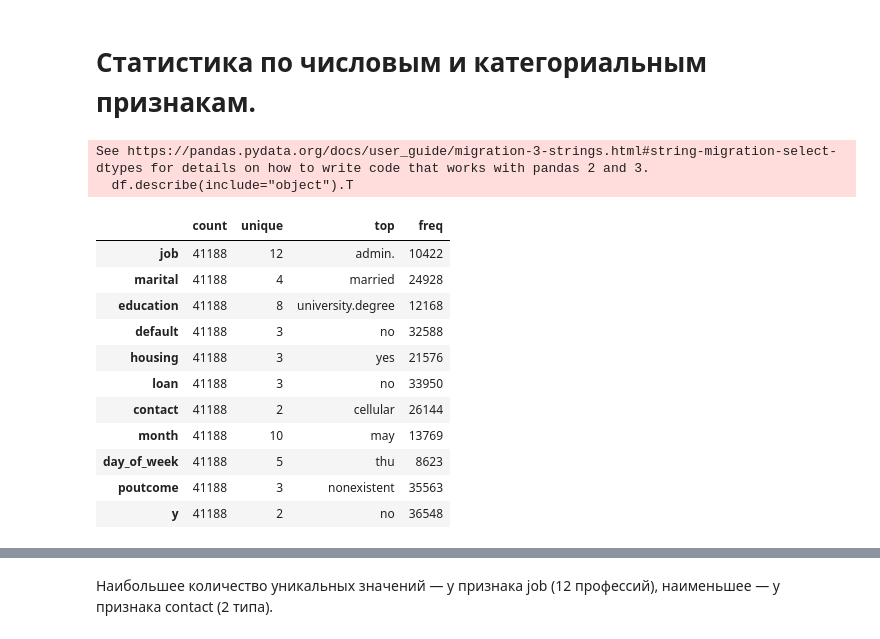
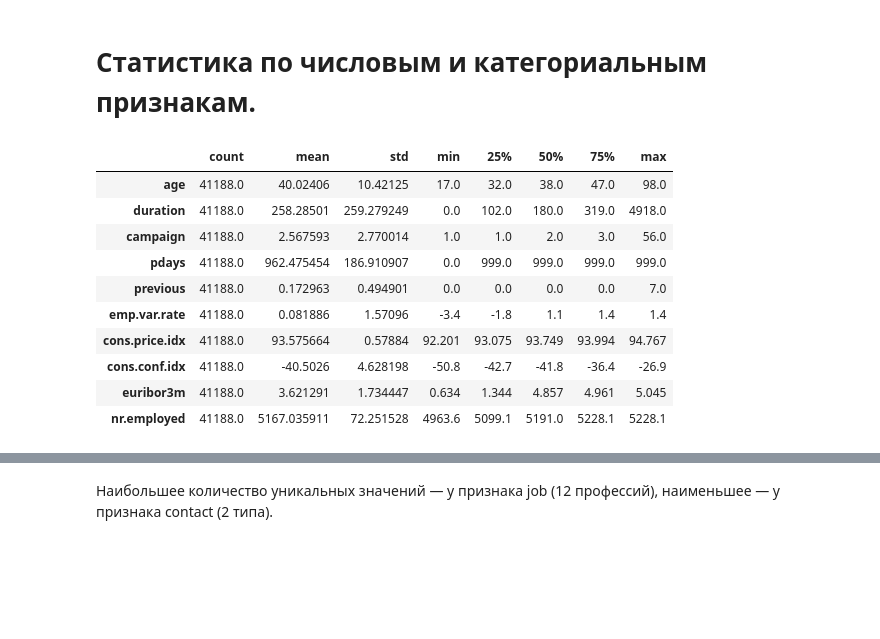
Before and after one commit to KgAmerlion/project_practice_team_1, a Jupyter notebook: Notebook_Bank_Marketing_analitika (2).ipynb, the cells around one changed output, grey strips where cells are left out. Saved outputs shown, nothing was run; the diff lists cells and outputs as text; code cells hidden in the pictures; blank space fills up the shorter version.

```diff
--- a/Notebook_Bank_Marketing_analitika (2).ipynb
+++ b/Notebook_Bank_Marketing_analitika (2).ipynb
@@ -51,20 +51,16 @@ memory usage: 7.0 MB
 # %% [markdown]
 # Статистика по числовым и категориальным признакам.
 # %%
-df.describe().T
-df.describe(include="object").T
+df.describe(include=["number"]).T
 # %% [output]
-See https://pandas.pydata.org/docs/user_guide/migration-3-strings.html#string-migration-select-dtypes for details on how to write code that works with pandas 2 and 3.
-  df.describe(include="object").T
-|  | count | unique | top | freq |
-| job | 41188 | 12 | admin. | 10422 |
-| marital | 41188 | 4 | married | 24928 |
-| education | 41188 | 8 | university.degree | 12168 |
-| default | 41188 | 3 | no | 32588 |
-| housing | 41188 | 3 | yes | 21576 |
-| loan | 41188 | 3 | no | 33950 |
-| contact | 41188 | 2 | cellular | 26144 |
-| month | 41188 | 10 | may | 13769 |
-| day_of_week | 41188 | 5 | thu | 8623 |
-| poutcome | 41188 | 3 | nonexistent | 35563 |
-| y | 41188 | 2 | no | 36548 |
+|  | count | mean | std | min | 25% | 50% | 75% | max |
+| age | 41188.0 | 40.02406 | 10.42125 | 17.0 | 32.0 | 38.0 | 47.0 | 98.0 |
+| duration | 41188.0 | 258.28501 | 259.279249 | 0.0 | 102.0 | 180.0 | 319.0 | 4918.0 |
+| campaign | 41188.0 | 2.567593 | 2.770014 | 1.0 | 1.0 | 2.0 | 3.0 | 56.0 |
+| pdays | 41188.0 | 962.475454 | 186.910907 | 0.0 | 999.0 | 999.0 | 999.0 | 999.0 |
+| previous | 41188.0 | 0.172963 | 0.494901 | 0.0 | 0.0 | 0.0 | 0.0 | 7.0 |
+| emp.var.rate | 41188.0 | 0.081886 | 1.57096 | -3.4 | -1.8 | 1.1 | 1.4 | 1.4 |
+| cons.price.idx | 41188.0 | 93.575664 | 0.57884 | 92.201 | 93.075 | 93.749 | 93.994 | 94.767 |
+| cons.conf.idx | 41188.0 | -40.5026 | 4.628198 | -50.8 | -42.7 | -41.8 | -36.4 | -26.9 |
+| euribor3m | 41188.0 | 3.621291 | 1.734447 | 0.634 | 1.344 | 4.857 | 4.961 | 5.045 |
+| nr.employed | 41188.0 | 5167.035911 | 72.251528 | 4963.6 | 5099.1 | 5191.0 | 5228.1 | 5228.1 |
```
Also changed, not shown: parts of 15 cells of this notebook.
